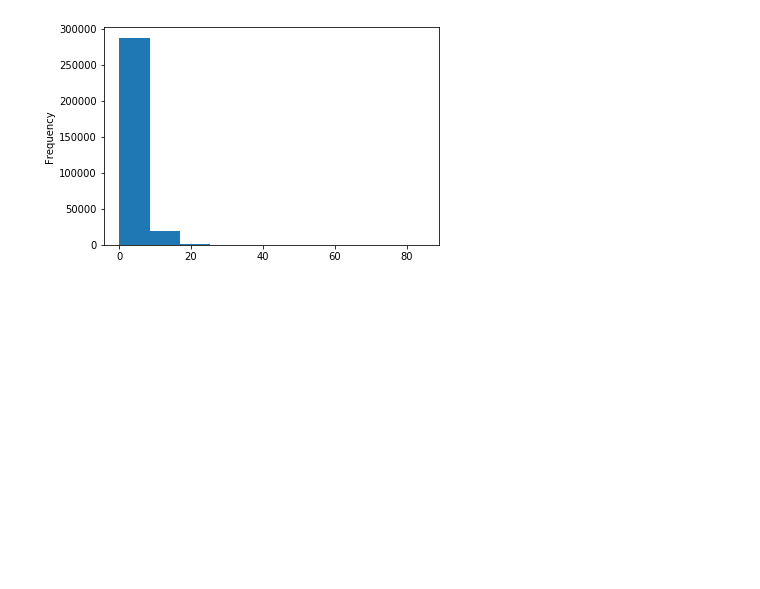
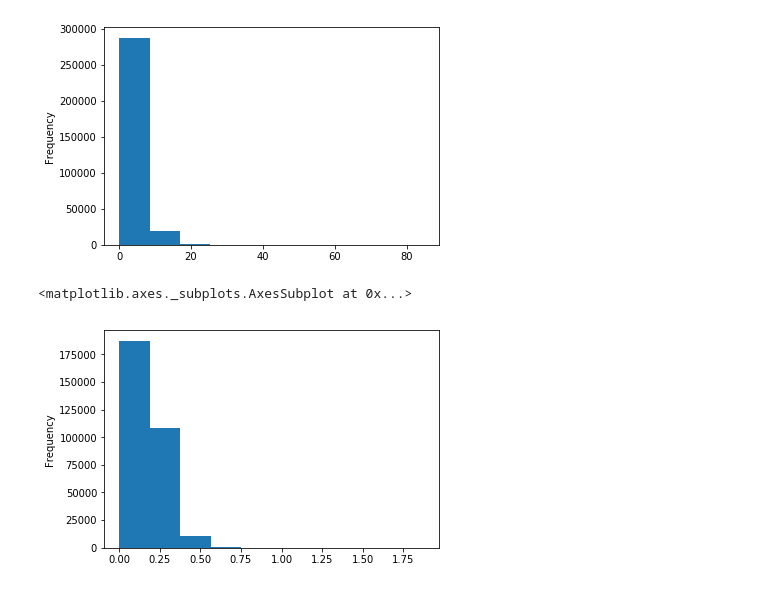
Before and after one commit to cy1355nz/DSGA3001-FinalProject, a Jupyter notebook: leo/draft.ipynb, the cells around one changed output. Drawn from its saved outputs; the diff is of its cells as text; code cells hidden in the pictures; blank space fills up the shorter version.

```diff
--- a/leo/draft.ipynb
+++ b/leo/draft.ipynb
@@ -139,7 +165,7 @@ Name: DAYS_EMPLOYED, dtype: float64
 <matplotlib.axes._subplots.AxesSubplot at 0x...>
 [figure]
 # %%
-train['DAYS_EMPLOYED_ANOM'] = train["DAYS_EMPLOYED"] == 365243
+train_with_dummy['DAYS_EMPLOYED_ANOM'] = train_with_dummy["DAYS_EMPLOYED"] == 365243
 # %%
-train['DAYS_EMPLOYED'].replace({365243: np.nan}, inplace = True)
+train_with_dummy['DAYS_EMPLOYED'].replace({365243: np.nan}, inplace = True)
 # %%
@@ -166,7 +192,7 @@ max          49.073973
 Name: DAYS_EMPLOYED, dtype: float64
 # %%
 # fill in median of days-employed
-train['DAYS_EMPLOYED'].fillna((train['DAYS_EMPLOYED'].median()), inplace=True)
+train_with_dummy['DAYS_EMPLOYED'].fillna((train_with_dummy['DAYS_EMPLOYED'].median()), inplace=True)
 # %% [markdown]
 ## Correlation between X and y
 # %%
@@ -286,8 +312,8 @@ plt.show()
 ## CREDIT_TERM: the length of the payment in months (since the annuity is the monthly amount due
 ## DAYS_EMPLOYED_PERCENT: the percentage of the days employed relative to the client's age
 # %%
-train['CREDIT_INCOME_PERCENT'] = train['AMT_CREDIT'] / train['AMT_INCOME_TOTAL']
-train['ANNUITY_INCOME_PERCENT'] = train['AMT_ANNUITY'] / train['AMT_INCOME_TOTAL']
-train['CREDIT_TERM'] = train['AMT_ANNUITY'] / train['AMT_CREDIT']
-train['DAYS_EMPLOYED_PERCENT'] = train['DAYS_EMPLOYED'] / train['DAYS_BIRTH']
+train_with_dummy['CREDIT_INCOME_PERCENT'] = train_with_dummy['AMT_CREDIT'] / train_with_dummy['AMT_INCOME_TOTAL']
+train_with_dummy['ANNUITY_INCOME_PERCENT'] = train_with_dummy['AMT_ANNUITY'] / train_with_dummy['AMT_INCOME_TOTAL']
+train_with_dummy['CREDIT_TERM'] = train_with_dummy['AMT_ANNUITY'] / train_with_dummy['AMT_CREDIT']
+train_with_dummy['DAYS_EMPLOYED_PERCENT'] = train_with_dummy['DAYS_EMPLOYED'] / train_with_dummy['DAYS_BIRTH']
 # %%
@@ -295,3 +321,8 @@ train['CREDIT_INCOME_PERCENT'].plot.hist()
 # %% [output]
 <matplotlib.axes._subplots.AxesSubplot at 0x...>
 [figure]
+# %%
+train_with_dummy['ANNUITY_INCOME_PERCENT'].plot.hist()
+# %% [output]
+<matplotlib.axes._subplots.AxesSubplot at 0x...>
+[figure, added]
```
Also changed, not shown: parts of 19 cells of this notebook.
